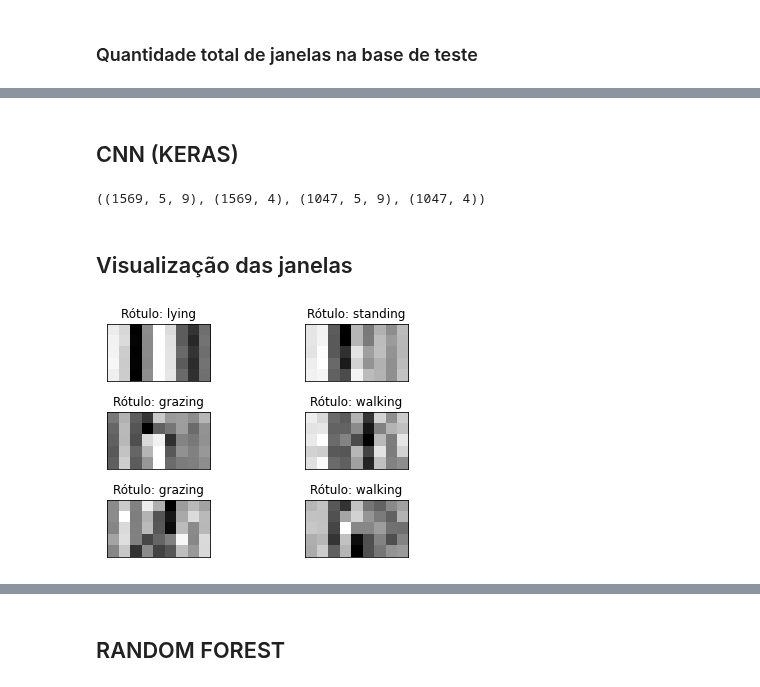
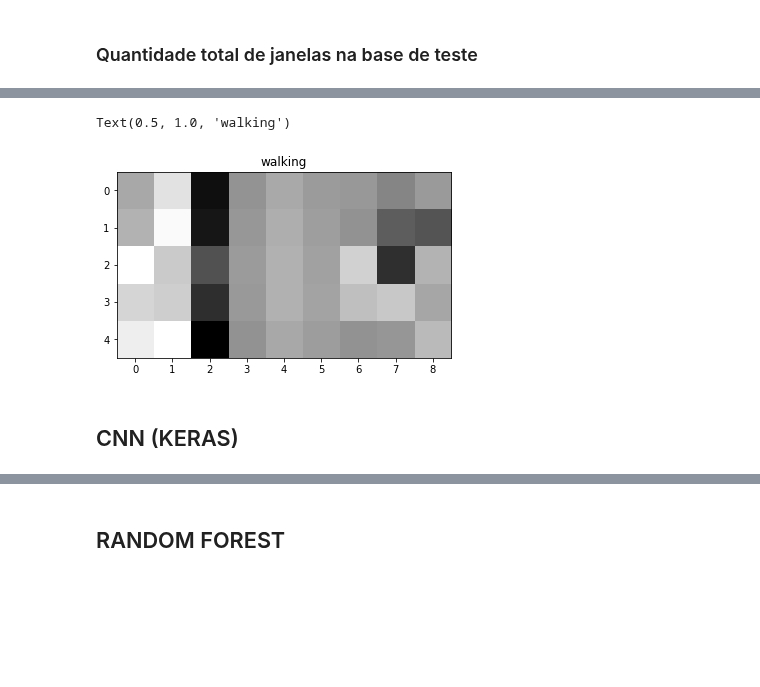
Before and after one commit to andssuu/moncattle, a Jupyter notebook: supervised/notebooks/cnn.ipynb, the cells around one changed output, grey strips where cells are left out. Drawn from its saved outputs; the diff is of its cells as text; code cells hidden in the pictures; blank space fills up the shorter version.

```diff
--- a/supervised/notebooks/cnn.ipynb
+++ b/supervised/notebooks/cnn.ipynb
@@ -222,0 +269,6 @@ Name: label, dtype: int64
+# %%
+plt.imshow(_data_train[0], cmap='gray')
+plt.title(list(labels_map.keys())[list(labels_map.values()).index(argmax(c_labels_train[0]))])
+# %% [output]
+Text(0.5, 1.0, 'walking')
+[figure, added]
@@ -223,30 +293,2 @@ Name: label, dtype: int64
 # %% [markdown]
 ## CNN (KERAS)
-# %%
-_data_train = np.array([np.array(x).reshape(5, 9) for x in data_train.iloc[:, :-1].values])
-_data_test =  np.array([np.array(x).reshape(5, 9) for x in data_test.iloc[:, :-1].values])
-
-labels_map = {"grazing": 0, "standing": 1, "lying": 2, "walking": 3}
-_labels_train = np.array(list(map(lambda x: labels_map[x], data_train.iloc[:, -1])))
-_labels_train = to_categorical(_labels_train)
-
-_labels_test = np.array(list(map(lambda x: labels_map[x], data_test.iloc[:, -1])))
-_labels_test = to_categorical(_labels_test)
-
-_data_train.shape, _labels_train.shape, _data_test.shape, _labels_test.shape,
-# %% [output]
-((1569, 5, 9), (1569, 4), (1047, 5, 9), (1047, 4))
-# %% [markdown]
-## Visualização das janelas
-# %%
-import matplotlib.pyplot as plt
-fig = plt.figure()
-for i in range(6):
-  plt.subplot(3, 2, i+1)
-  plt.tight_layout()
-  plt.imshow(_data_train[i], cmap='gray', interpolation='none')
-  plt.title("Rótulo: {}".format(list(labels_map.keys())[list(labels_map.values()).index(argmax(_labels_train[i]))]))
-  plt.xticks([])
-  plt.yticks([])
-# %% [output]
-[figure, removed]
```
Also changed, not shown: parts of 41 cells of this notebook.
